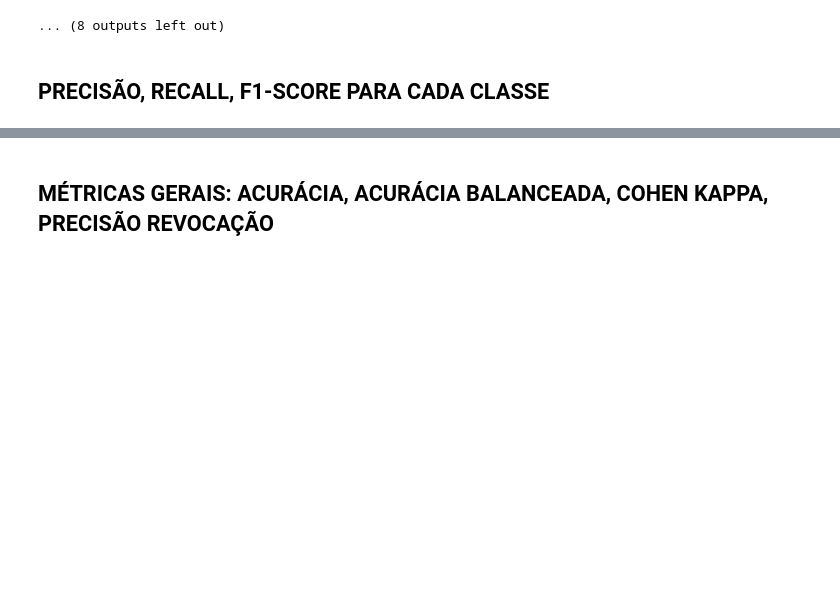
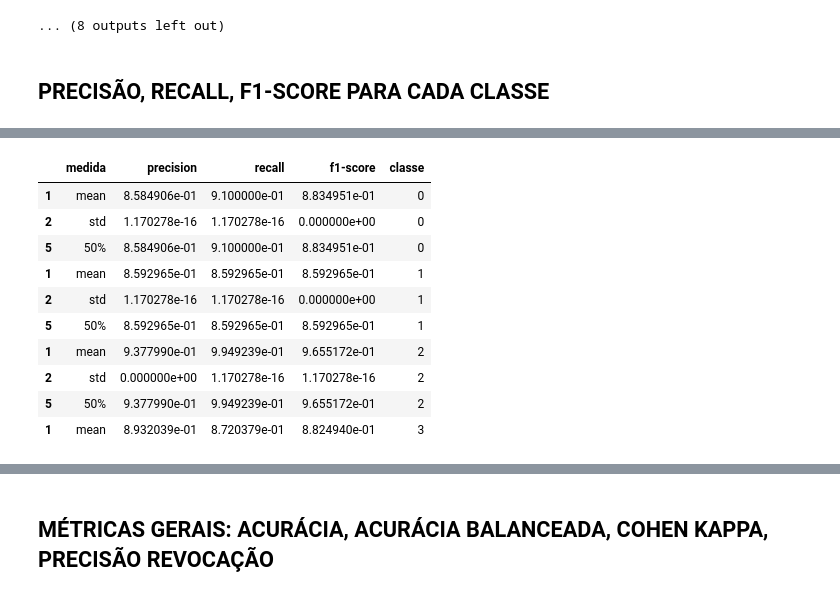
Before and after one commit to HedersonSantos/Noticias, a Jupyter notebook: BERT/BERTimbau_noticias.ipynb, the cells around one changed output, grey strips where cells are left out. Saved outputs shown, nothing was run; the diff lists cells and outputs as text; code cells hidden in the pictures; blank space fills up the shorter version.

```diff
--- a/BERT/BERTimbau_noticias.ipynb
+++ b/BERT/BERTimbau_noticias.ipynb
@@ -659,3 +659,17 @@ dfMedidas[(dfMedidas['medida']=='mean') | (dfMedidas['medida']=='std') | (dfMedi
 | recall | 0.91 | 0.859296 | 0.994924 | 0.872038 | 0.897959 | 0.73822 | 0.897059 | 0.948357 | 0.920455 | 0.768116 | 0.91 | ... |
 | f1-score | 0.883495 | 0.859296 | 0.965517 | 0.882494 | 0.88665 | 0.794366 | 0.886199 | 0.957346 | 0.878049 | 0.812261 | 0.883495 | ... |
 | classe | 0 | 1 | 2 | 3 | 4 | 5 | 6 | 7 | 8 | 9 | 0 | ... |
+# %%
+dfMedidas.head(10)
+# %% [output]
+|  | medida | precision | recall | f1-score | classe |
+| 1 | mean | 8.584906e-01 | 9.100000e-01 | 8.834951e-01 | 0 |
+| 2 | std | 1.170278e-16 | 1.170278e-16 | 0.000000e+00 | 0 |
+| 5 | 50% | 8.584906e-01 | 9.100000e-01 | 8.834951e-01 | 0 |
+| 1 | mean | 8.592965e-01 | 8.592965e-01 | 8.592965e-01 | 1 |
+| 2 | std | 1.170278e-16 | 1.170278e-16 | 0.000000e+00 | 1 |
+| 5 | 50% | 8.592965e-01 | 8.592965e-01 | 8.592965e-01 | 1 |
+| 1 | mean | 9.377990e-01 | 9.949239e-01 | 9.655172e-01 | 2 |
+| 2 | std | 0.000000e+00 | 1.170278e-16 | 1.170278e-16 | 2 |
+| 5 | 50% | 9.377990e-01 | 9.949239e-01 | 9.655172e-01 | 2 |
+| 1 | mean | 8.932039e-01 | 8.720379e-01 | 8.824940e-01 | 3 |
```
Also changed, not shown: parts of 2 cells of this notebook.
